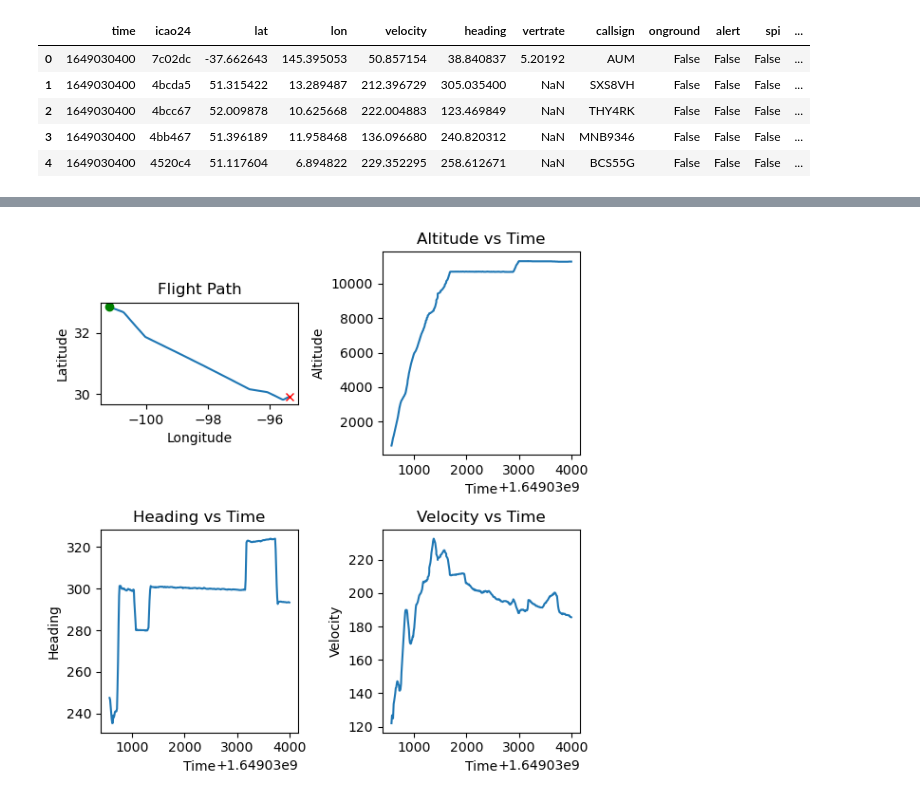
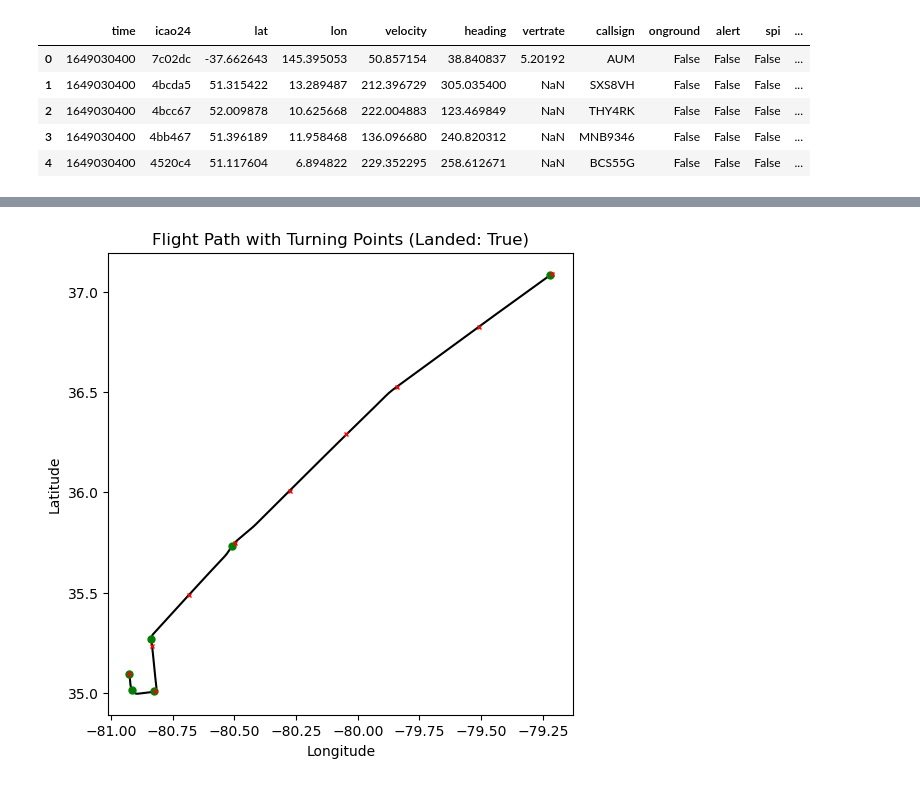
Before and after one commit to thinhhoang95/XFD, a Jupyter notebook: flow-detection/inspect_turns2.ipynb, the cells around one changed output, grey strips where cells are left out. Saved outputs shown, nothing was run; the diff lists cells and outputs as text; code cells hidden in the pictures.

```diff
--- a/flow-detection/inspect_turns2.ipynb
+++ b/flow-detection/inspect_turns2.ipynb
@@ -28,0 +22,5 @@ Opening /Users/thinhhoang/Documents/XFD/data/osstate/routes/states_2022-04-04-00
+# %%
+# Load the .turns and .climbs file
+df_turns = pd.read_csv(f'{PATH_PREFIX}/data/osstate/routes/states_2022-04-04-00.turns')
+df_rises = pd.read_csv(f'{PATH_PREFIX}/data/osstate/routes/states_2022-04-04-00.climbs')
+print('There are {} turns and {} rises loaded'.format(len(df_turns), len(df_rises)))
@@ -28,0 +29,6 @@ Opening /Users/thinhhoang/Documents/XFD/data/osstate/routes/states_2022-04-04-00
+# %%
+ident = 'AAL1373_ad6884'
+# %%
+# Retrieve the TurnAndRise object corresponding to the ident
+tr = get_turns_and_rise_from_files(df_turns, df_rises, ident)
+tr
@@ -29,4 +53,4 @@ Opening /Users/thinhhoang/Documents/XFD/data/osstate/routes/states_2022-04-04-00
 # %%
-plot_df(df, ident)
+plot_changepoints(tr, df, ident)
 # %% [output]
-[figure, old version]
+[figure, new version]
```
Also changed, not shown: parts of 6 cells of this notebook, 2 other files.
